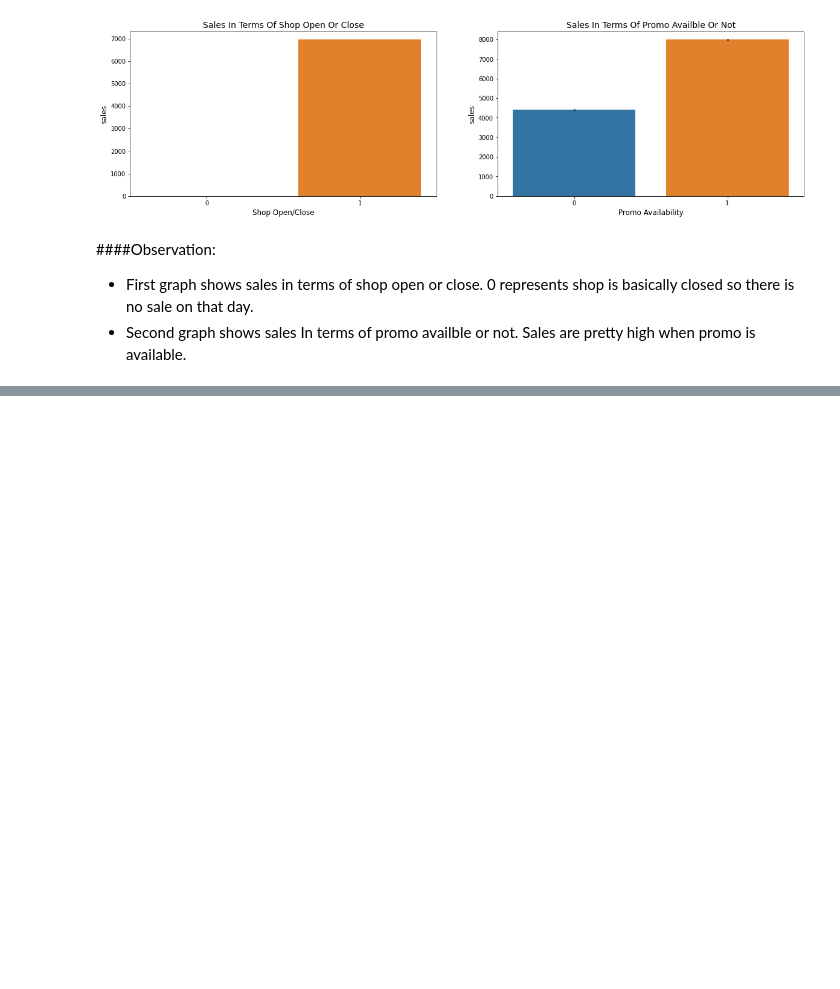
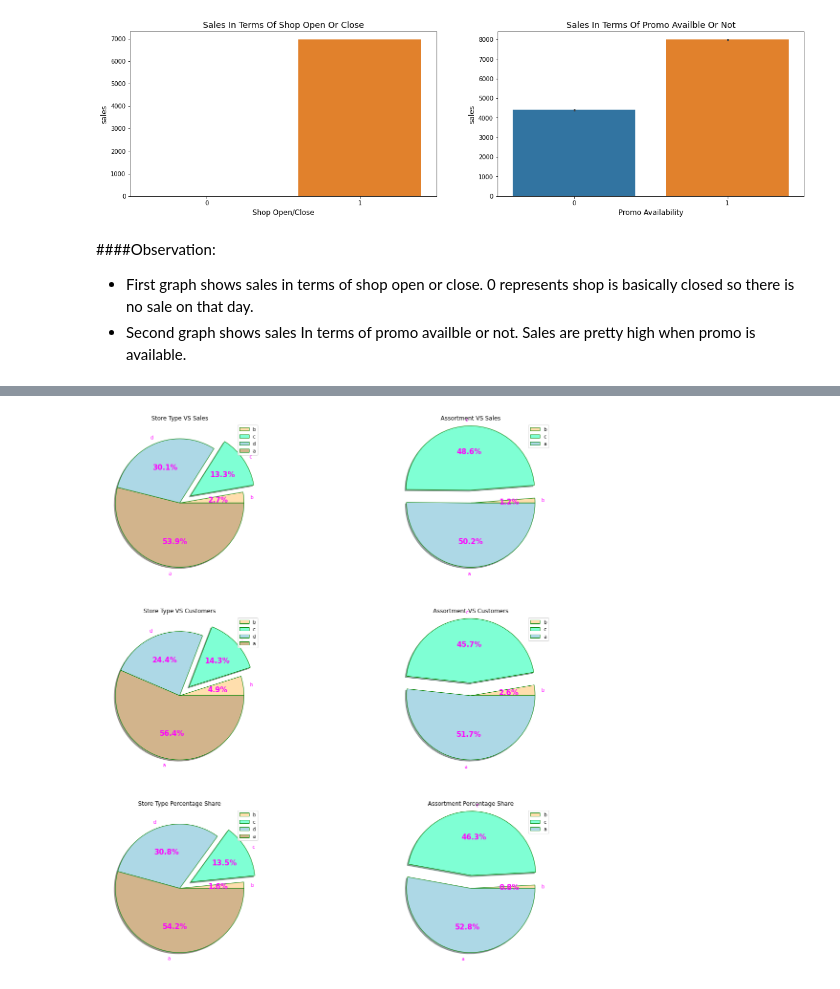
Before and after one commit to kasmintalukdar/Rossmann-Sales-Prediction, a Jupyter notebook: Rossmann_Sales_Prediction_by_kasmin.ipynb, the cells around one changed output, grey strips where cells are left out. Saved outputs shown, nothing was run; the diff lists cells and outputs as text; code cells hidden in the pictures; blank space fills up the shorter version.

```diff
--- a/Rossmann_Sales_Prediction_by_kasmin.ipynb
+++ b/Rossmann_Sales_Prediction_by_kasmin.ipynb
@@ -334,0 +386,49 @@ axes[1].set_xlabel("Promo Availability",fontsize=12);
+# %%
+storetype_vs_sale=merged_df.groupby('StoreType').agg({'Sales':'sum'}).reset_index().sort_values(by='Sales')
+storetype_vs_customer=merged_df.groupby('StoreType').agg({'Customers':'sum'}).reset_index().sort_values(by='Customers')
+storetype_value_count=merged_df['StoreType'].value_counts().reset_index().sort_values(by='StoreType')
+# %%
+assortment_vs_sale=merged_df.groupby('Assortment').agg({'Sales':'sum'}).reset_index().sort_values(by='Sales')
+assortment_vs_customer=merged_df.groupby('Assortment').agg({'Customers':'sum'}).reset_index().sort_values(by='Customers')
+assortment_value_count=merged_df['Assortment'].value_counts().reset_index().sort_values(by='Assortment')
+# %%
+explode = (0, 0.2, 0,0)
+labels = 'b', 'c', 'd','a'
+wp = { 'linewidth' : 1, 'edgecolor' : "green" }
+fig, ax = plt.subplots(3,2,figsize =(20, 21))
+wedges, texts, autotexts=ax[0][0].pie(data=storetype_vs_sale,x='Sales',labels=labels,autopct='%1.1f%%',shadow=True,explode=explode,colors=['navajowhite','aquamarine','lightblue','tan'],wedgeprops = wp,textprops = dict(color ="magenta"))
+plt.setp(autotexts, size = 15, weight ="bold")
+ax[0][0].legend( loc=1);
+ax[0][0].set_title("Store Type VS Sales");
+
+
+wedges, texts, autotexts=ax[1][0].pie(data=storetype_vs_customer,x='Customers',labels=labels,autopct='%1.1f%%',shadow=True,explode=explode,colors=['navajowhite','aquamarine','lightblue','tan'],wedgeprops = wp,textprops = dict(color ="magenta"))
+plt.setp(autotexts, size = 15, weight ="bold")
+ax[1][0].legend( loc=1);
+ax[1][0].set_title("Store Type VS Customers");
+
+
+wedges, texts, autotexts=ax[2][0].pie(data=storetype_value_count,x='StoreType',labels=labels,autopct='%1.1f%%',shadow=True,explode=explode,colors=['navajowhite','aquamarine','lightblue','tan'],wedgeprops = wp,textprops = dict(color ="magenta"))
+plt.setp(autotexts, size = 15, weight ="bold")
+ax[2][0].legend( loc=1);
+ax[2][0].set_title("Store Type Percentage Share");
+
+
+explod = (0, 0.2, 0)
+label = 'b', 'c','a'
+wedges, texts, autotexts=ax[0][1].pie(data=assortment_vs_sale,x='Sales',labels=label,autopct='%1.1f%%',shadow=True,explode=explod,colors=['navajowhite','aquamarine','lightblue'],wedgeprops = wp,textprops = dict(color ="magenta"))
+plt.setp(autotexts, size = 15, weight ="bold")
+ax[0][1].legend( loc=1);
+ax[0][1].set_title("Assortment VS Sales");
+
+wedges, texts, autotexts=ax[1][1].pie(data=assortment_vs_customer,x='Customers',labels=label,autopct='%1.1f%%',shadow=True,explode=explod,colors=['navajowhite','aquamarine','lightblue'],wedgeprops = wp,textprops = dict(color ="magenta"))
+plt.setp(autotexts, size = 15, weight ="bold")
+ax[1][1].legend( loc=1);
+ax[1][1].set_title("Assortment VS Customers");
+
+wedges, texts, autotexts=ax[2][1].pie(data=assortment_value_count,x='Assortment',labels=label,autopct='%1.1f%%',shadow=True,explode=explod,colors=['navajowhite','aquamarine','lightblue'],wedgeprops = wp,textprops = dict(color ="magenta"))
+plt.setp(autotexts, size = 15, weight ="bold")
+ax[2][1].legend( loc=1);
+ax[2][1].set_title("Assortment Percentage Share");
+# %% [output]
+[figure, added]
```
Also changed, not shown: parts of 111 cells of this notebook.
